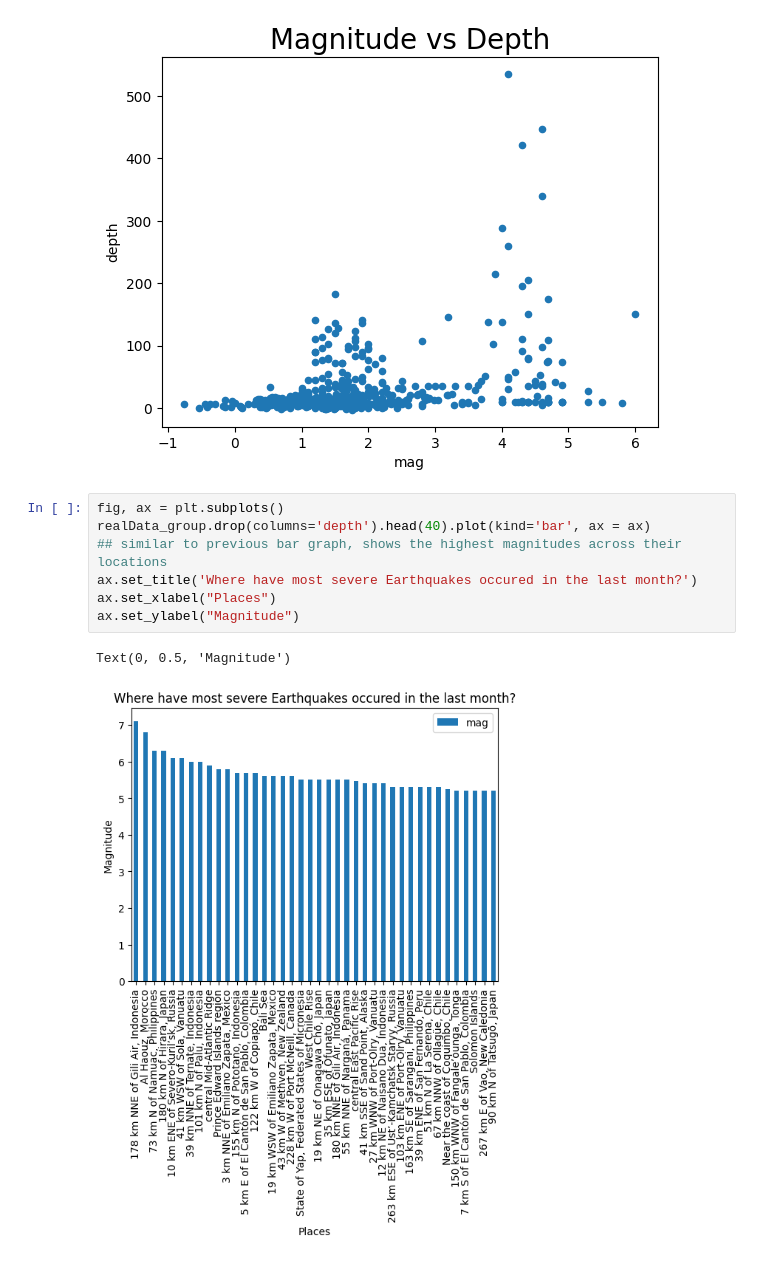
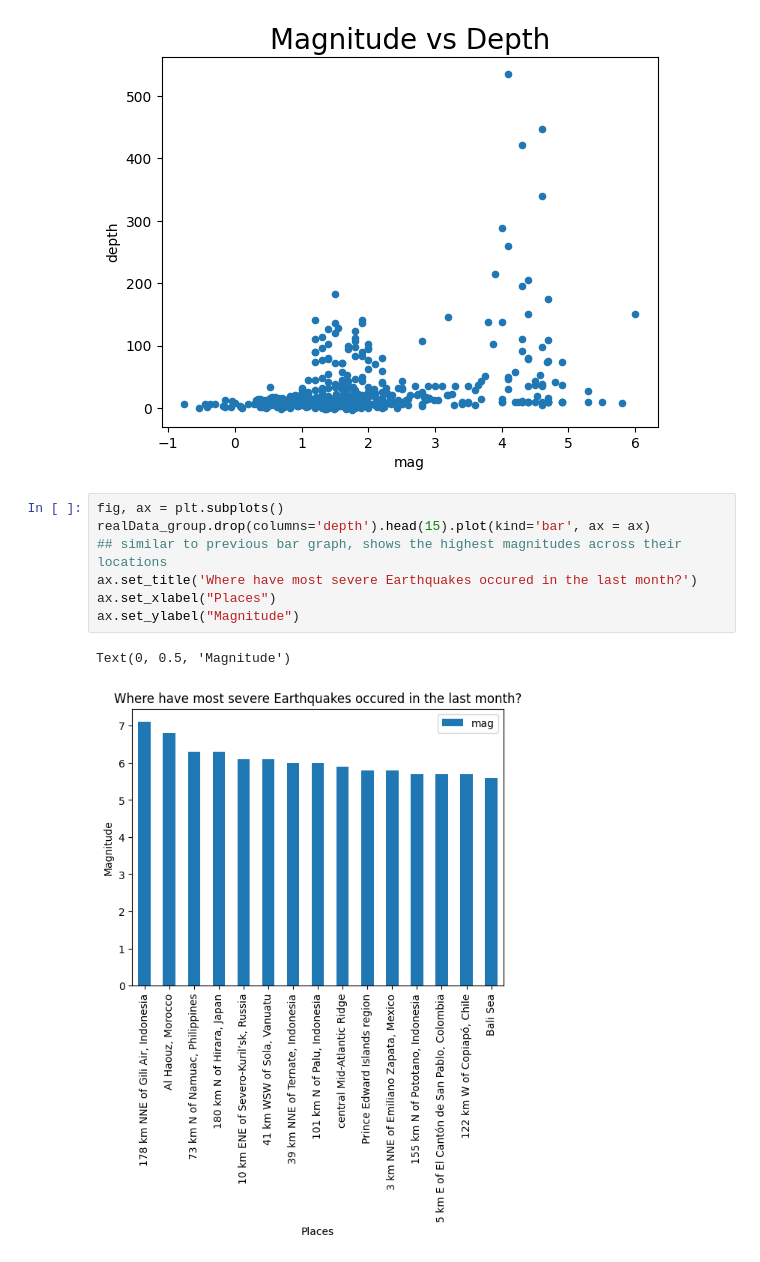
Before and after one commit to Rokeeb17/DS-Assignments, a Jupyter notebook: Assignment5.ipynb, the cells around one changed output. Saved outputs shown, nothing was run; the diff lists cells and outputs as text.

```diff
--- a/Assignment5.ipynb
+++ b/Assignment5.ipynb
@@ -204,12 +204,12 @@ Text(0.5, 1.0, 'Magnitude vs Depth')
 [figure]
 # %%
 fig, ax = plt.subplots()
-realData_group.drop(columns='depth').head(40).plot(kind='bar', ax = ax)
+realData_group.drop(columns='depth').head(15).plot(kind='bar', ax = ax)
 ## similar to previous bar graph, shows the highest magnitudes across their locations
 ax.set_title('Where have most severe Earthquakes occured in the last month?')
 ax.set_xlabel("Places")
 ax.set_ylabel("Magnitude")
 # %% [output]
 Text(0, 0.5, 'Magnitude')
-[figure, old version]
+[figure, new version]
 # %%
```
Also changed, not shown: parts of 1 cell of this notebook.
